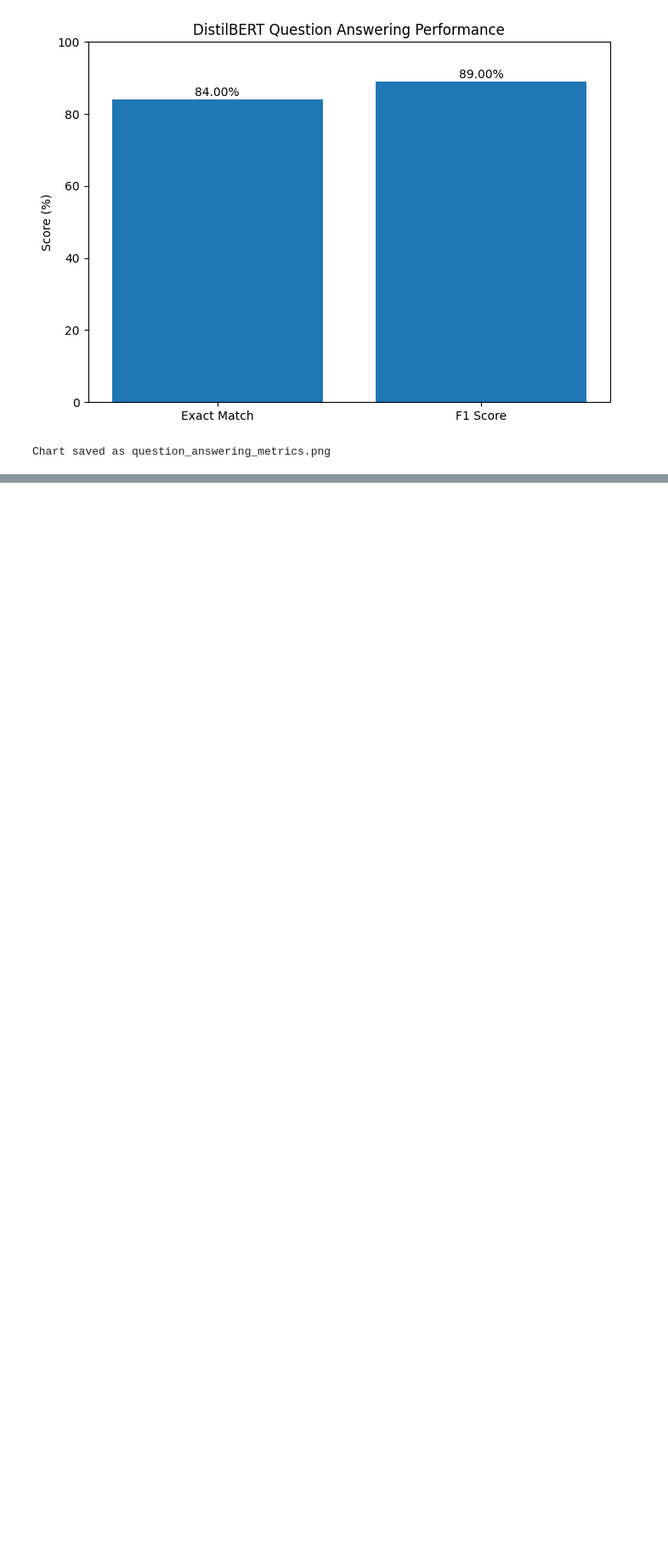
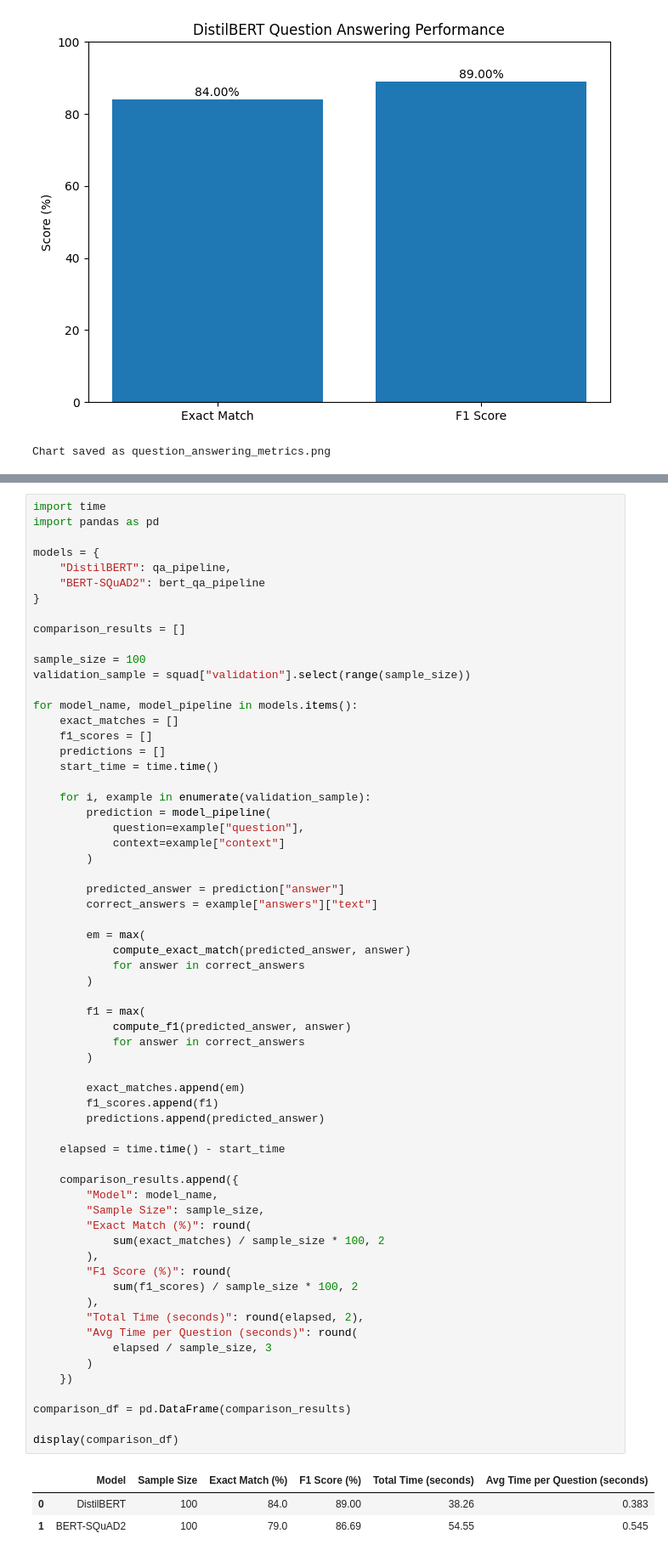
Before and after one commit to stewartdaniel291004-dot/question-answering-transformers, a Jupyter notebook: Question_answering_transformers.ipynb, the cells around one changed output, grey strips where cells are left out. Shown at 85% size. Saved outputs shown, nothing was run; the diff lists cells and outputs as text; blank space fills up the shorter version.

```diff
--- a/Question_answering_transformers.ipynb
+++ b/Question_answering_transformers.ipynb
@@ -290,0 +306,67 @@ Chart saved as question_answering_metrics.png
+# %%
+import time
+import pandas as pd
+
+models = {
+    "DistilBERT": qa_pipeline,
+    "BERT-SQuAD2": bert_qa_pipeline
+}
+
+comparison_results = []
+
+sample_size = 100
+validation_sample = squad["validation"].select(range(sample_size))
+
+for model_name, model_pipeline in models.items():
+    exact_matches = []
+    f1_scores = []
+    predictions = []
+    start_time = time.time()
+
+    for i, example in enumerate(validation_sample):
+        prediction = model_pipeline(
+            question=example["question"],
+            context=example["context"]
+        )
+
+        predicted_answer = prediction["answer"]
+        correct_answers = example["answers"]["text"]
+
+        em = max(
+            compute_exact_match(predicted_answer, answer)
+            for answer in correct_answers
+        )
+
+        f1 = max(
+            compute_f1(predicted_answer, answer)
+            for answer in correct_answers
+        )
+
+        exact_matches.append(em)
+        f1_scores.append(f1)
+        predictions.append(predicted_answer)
+
+    elapsed = time.time() - start_time
+
+    comparison_results.append({
+        "Model": model_name,
+        "Sample Size": sample_size,
+        "Exact Match (%)": round(
+            sum(exact_matches) / sample_size * 100, 2
+        ),
+        "F1 Score (%)": round(
+            sum(f1_scores) / sample_size * 100, 2
+        ),
+        "Total Time (seconds)": round(elapsed, 2),
+        "Avg Time per Question (seconds)": round(
+            elapsed / sample_size, 3
+        )
+    })
+
+comparison_df = pd.DataFrame(comparison_results)
+
+display(comparison_df)
+# %% [output]
+|  | Model | Sample Size | Exact Match (%) | F1 Score (%) | Total Time (seconds) | Avg Time per Question (seconds) |
+| 0 | DistilBERT | 100 | 84.0 | 89.00 | 38.26 | 0.383 |
+| 1 | BERT-SQuAD2 | 100 | 79.0 | 86.69 | 54.55 | 0.545 |
```
Also changed, not shown: parts of 6 cells of this notebook.
